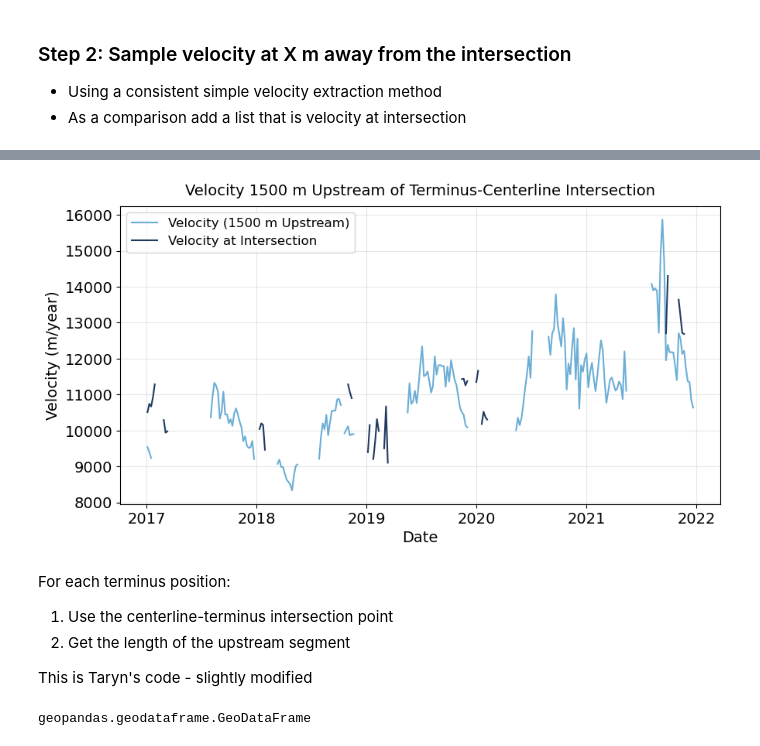
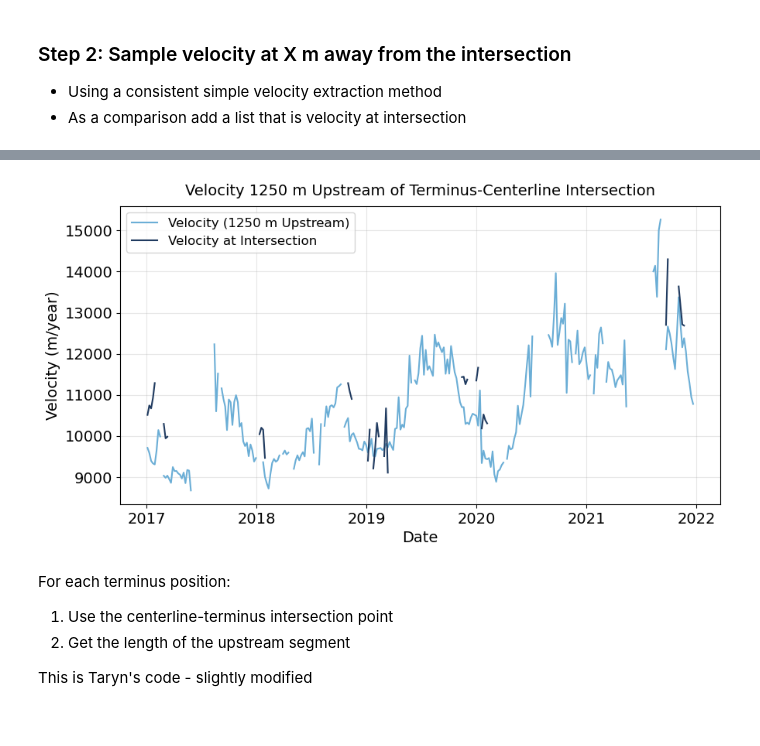
Before and after one commit to sofiasuhinin/Jakobshavn-Isbrae-CalvingStatistics, a Jupyter notebook: notebooks/3_calvingseries_method.ipynb, the cells around one changed output, grey strips where cells are left out. Cells and saved outputs as stored; diff of their text form; code cells hidden in the pictures.

```diff
--- a/notebooks/3_calvingseries_method.ipynb
+++ b/notebooks/3_calvingseries_method.ipynb
@@ -63,6 +64,12 @@ c_merged = linemerge(unary_union(centerline_extended.geometry))
 centerline_extended = gpd.GeoDataFrame(geometry=[c_merged], crs=centerline_extended.crs)
 centerline_extended_shape = centerline_extended.geometry.iloc[0]
 
+# fixing the order of the geometries bc apparently its possible to do it backwards!
+parts = list(centerline_extended_shape.geoms)
+main = parts[2]
+extension = parts[0]
+coords = list(extension.coords)[::-1] + list(main.coords)
+centerline_extended_shape = LineString(coords)
 
 #sanity check for geospatial alignment
 print(centerline.crs)
@@ -349,7 +356,7 @@ Number of valid intersection points: 357 out of 357
 - Using a consistent simple velocity extraction method
 - As a comparison add a list that is velocity at intersection
 # %%
-upstream_m = 1500
+upstream_m = 1250
 
 vel_at_intersection = []
 vel_up_centreline = []
@@ -402,28 +409,24 @@ Number of valid values in vel_up_centreline: 188 out of 357
 # %%
 #cut to 2017
 velocity_plot = terminus[terminus["Date"] >= "2017"].copy()
 
 plt.figure(figsize=(10, 5))
-plt.plot(velocity_plot["Date"]  , velocity_plot["vel_up_centreline"], label="Velocity (1500 m Upstream)", color= light_blue)
+plt.plot(velocity_plot["Date"]  , velocity_plot["vel_up_centreline"], label="Velocity (1250 m Upstream)", color= light_blue)
 plt.plot(velocity_plot["Date"]  , velocity_plot["vel_at_intersection"], label="Velocity at Intersection", color= dark_blue)
 plt.xlabel("Date", fontsize=14)
 plt.ylabel("Velocity (m/year)", fontsize=14)
-plt.title("Velocity 1500 m Upstream of Terminus-Centerline Intersection", fontsize = 14, pad = 10)
+plt.title("Velocity 1250 m Upstream of Terminus-Centerline Intersection", fontsize = 14, pad = 10)
 plt.xticks(size = 14)
 plt.yticks(size = 14)
 plt.grid(True, alpha=0.3)
 plt.legend(fontsize=12)
 plt.tight_layout
 plt.show()
 # %% [output]
-[figure, old version]
+[figure, new version]
 # %% [markdown]
 For each terminus position:
 1. Use the centerline-terminus intersection point
 2. Get the length of the upstream segment
 
 This is Taryn's code - slightly modified
-# %%
-type(terminus)
-# %% [output]
-geopandas.geodataframe.GeoDataFrame
```
Also changed, not shown: parts of 10 cells of this notebook, 2 other files.
